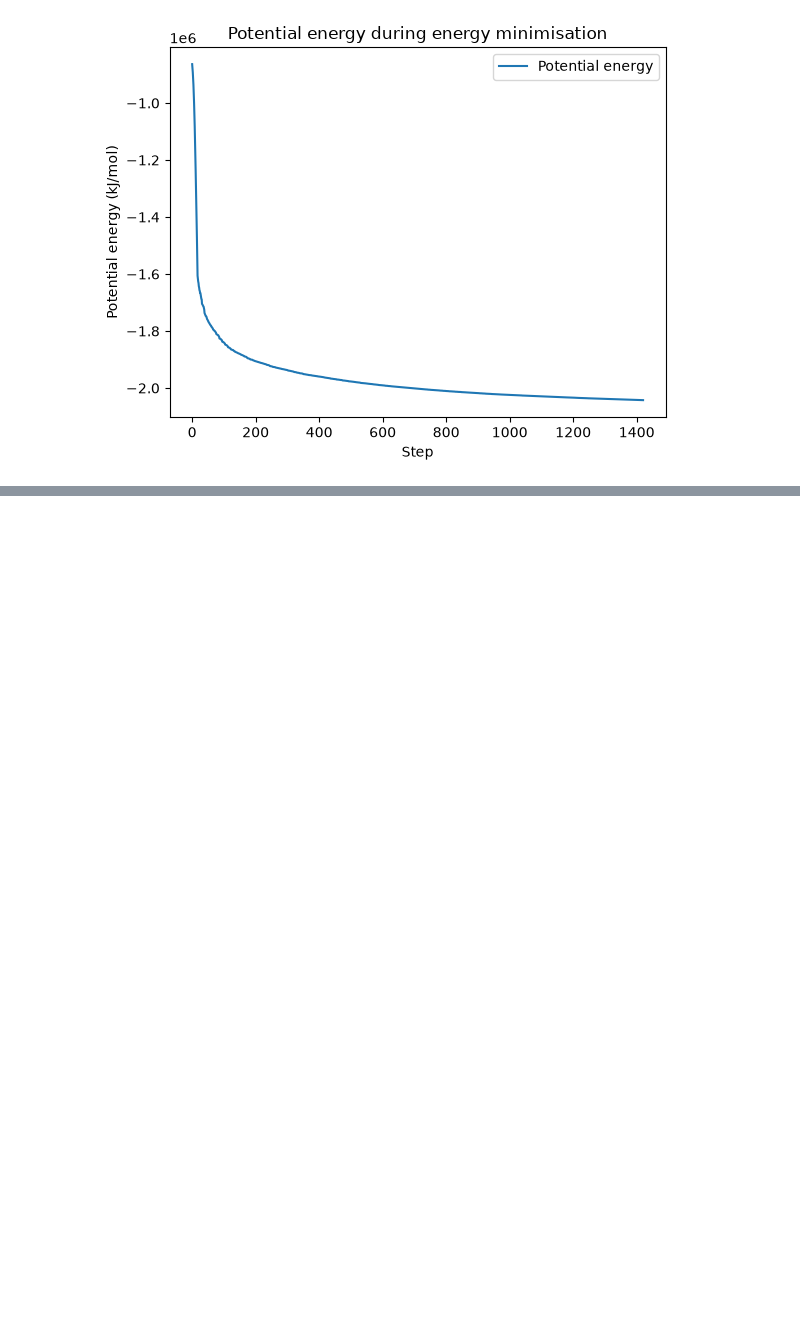
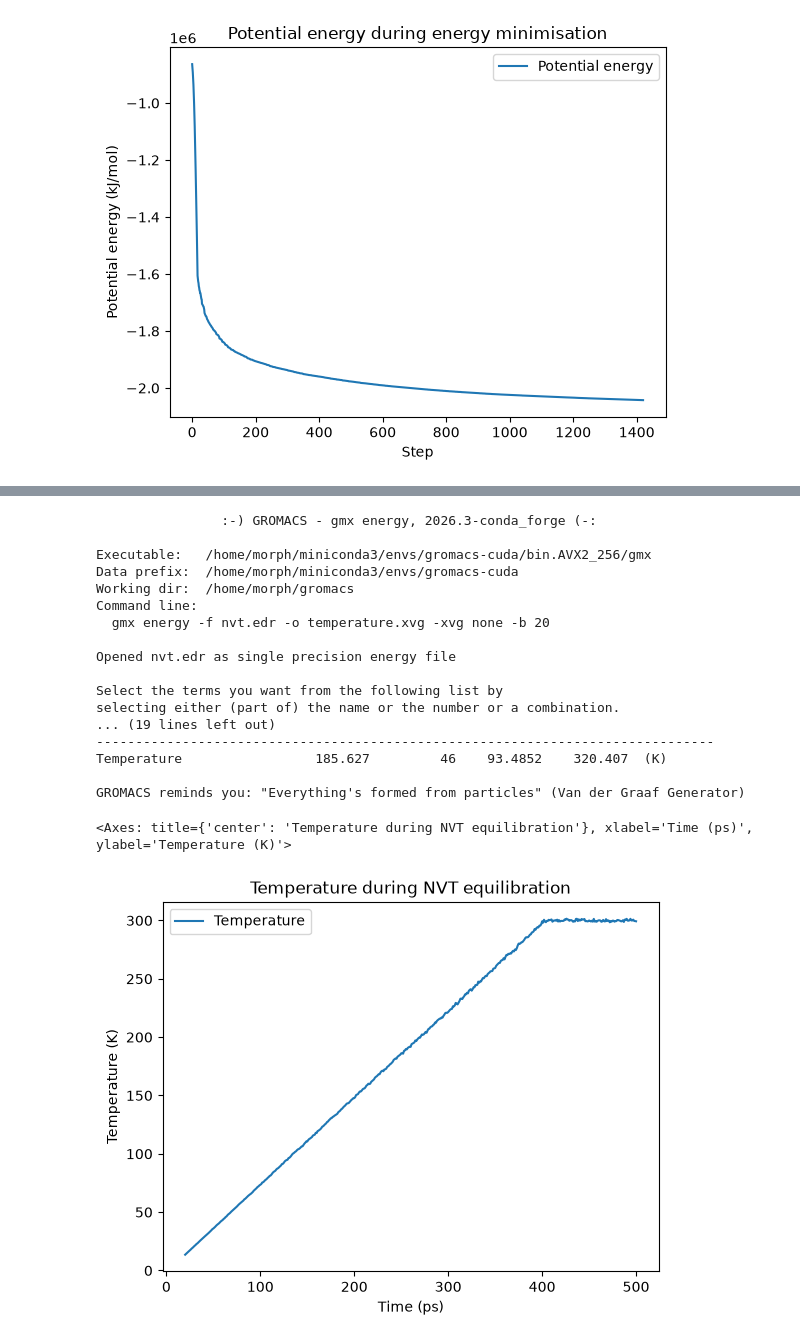
Before and after one commit to leblanclucy/openmm-moleculardynamics, a Jupyter notebook: jupyter/gromacs_build_dimer_v1.ipynb, the cells around one changed output, grey strips where cells are left out. Cells and saved outputs as stored; diff of their text form; code cells hidden in the pictures; blank space fills up the shorter version.

```diff
--- a/jupyter/gromacs_build_dimer_v1.ipynb
+++ b/jupyter/gromacs_build_dimer_v1.ipynb
@@ -429,0 +504,25 @@ GROMACS reminds you: "I Have a Bad Case Of Purple Diarrhea" (Urban Dance Squad)
+# %%
+# verify that temperature is stable for the NVT simulation
+!echo "Temperature" | gmx energy -f nvt.edr -o temperature.xvg -xvg none -b 20
+df = pd.read_csv('temperature.xvg', sep='\\s+', header=None, names=['Temperature'])
+df.plot(xlabel = 'Time (ps)', ylabel = 'Temperature (K)', title = "Temperature during NVT equilibration")
+# %% [output]
+                :-) GROMACS - gmx energy, 2026.3-conda_forge (-:
+
+Executable:   /home/morph/miniconda3/envs/gromacs-cuda/bin.AVX2_256/gmx
+Data prefix:  /home/morph/miniconda3/envs/gromacs-cuda
+Working dir:  /home/morph/gromacs
+Command line:
+  gmx energy -f nvt.edr -o temperature.xvg -xvg none -b 20
+
+Opened nvt.edr as single precision energy file
+
+Select the terms you want from the following list by
+selecting either (part of) the name or the number or a combination.
+... (19 lines left out)
+-------------------------------------------------------------------------------
+Temperature                 185.627         46    93.4852    320.407  (K)
+
+GROMACS reminds you: "Everything's formed from particles" (Van der Graaf Generator)
+<Axes: title={'center': 'Temperature during NVT equilibration'}, xlabel='Time (ps)', ylabel='Temperature (K)'>
+[figure, added]
```
Also changed, not shown: parts of 2 cells of this notebook.
